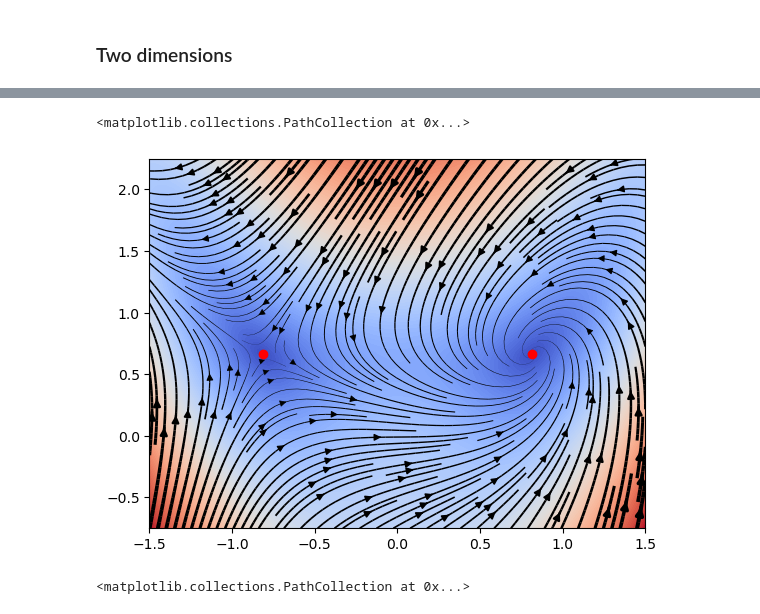
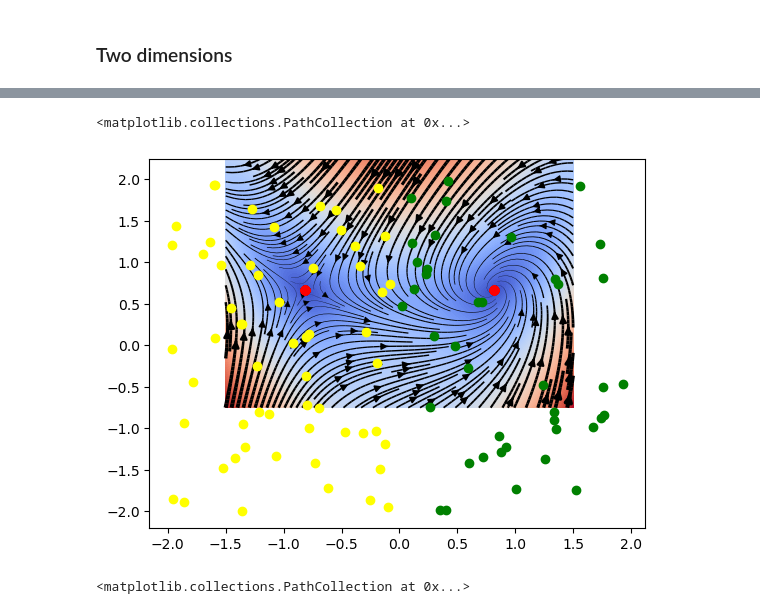
Before and after one commit to SchardtS/Coding-Club, a Jupyter notebook: 2024_02_19_SolvingNonLinEquations/Simon/examples.ipynb, the cells around one changed output, grey strips where cells are left out. Drawn from its saved outputs; the diff is of its cells as text; code cells hidden in the pictures.

```diff
--- a/2024_02_19_SolvingNonLinEquations/Simon/examples.ipynb
+++ b/2024_02_19_SolvingNonLinEquations/Simon/examples.ipynb
@@ -110,10 +112,20 @@ f = lambda x: np.array([np.exp(-x[0]**2 - x[1]**2) - 1/2*x[1], x[0]**2 - x[1]])
 df = lambda x: np.array([[-2*x[0]*np.exp(-x[0]**2 - x[1]**2), -2*x[1]*np.exp(-x[0]**2 - x[1]**2) - 1/2],
                          [2*x[0], -1]])
 
-x0 = np.array([[1,1],
-               [-1,1]])
+#x0 = np.array([[1,1],
+#               [-1,1]])
+x0 = np.random.uniform(-2, 2, (100,2))
 x_sol = np.empty(x0.shape)
+sol1 = []
+sol2 = []
 for i in range(x0.shape[0]):
     x_sol[i,:] = Newton(f, df, x0[i,:], 1e-6, 100)
     print('Found root:', x_sol[i,:], '\n')
+    if x_sol[i,0] < 0:
+        sol1.append(x0[i,:])
+    if x_sol[i,0] >= 0:
+        sol2.append(x0[i,:])
+
+sol1 = np.array(sol1)
+sol2 = np.array(sol2)
 # %% [output]
@@ -129,18 +166,20 @@ Found root: [-0.81449767  0.66340645]
 # %%
 x = np.linspace(-1.5, 1.5, 1000)
 y = np.linspace(-0.75, 2.25, 1000)
 
 X, Y = np.meshgrid(x, y)
 Z = f(np.array([X, Y]))
 
 plt.figure()
 
 plt.contourf(x, y, np.linalg.norm(Z, axis=0), 100, cmap='coolwarm')
 plt.streamplot(X, Y, Z[0], Z[1], density=2, linewidth = np.sqrt(Z[0]**2 + Z[1]**2), color='black')
 plt.scatter(x_sol[:,0], x_sol[:,1], color='red', zorder=3)
+plt.scatter(sol1[:,0], sol1[:,1], color='yellow', zorder=3)
+plt.scatter(sol2[:,0], sol2[:,1], color='green', zorder=3)
 # %% [output]
 <matplotlib.collections.PathCollection at 0x...>
-[figure, old version]
+[figure, new version]
 # %%
 x = np.linspace(-1.5, 1.5, 30)
 y = np.linspace(-0.75, 2.25, 30)
```
Also changed, not shown: parts of 3 cells of this notebook.
